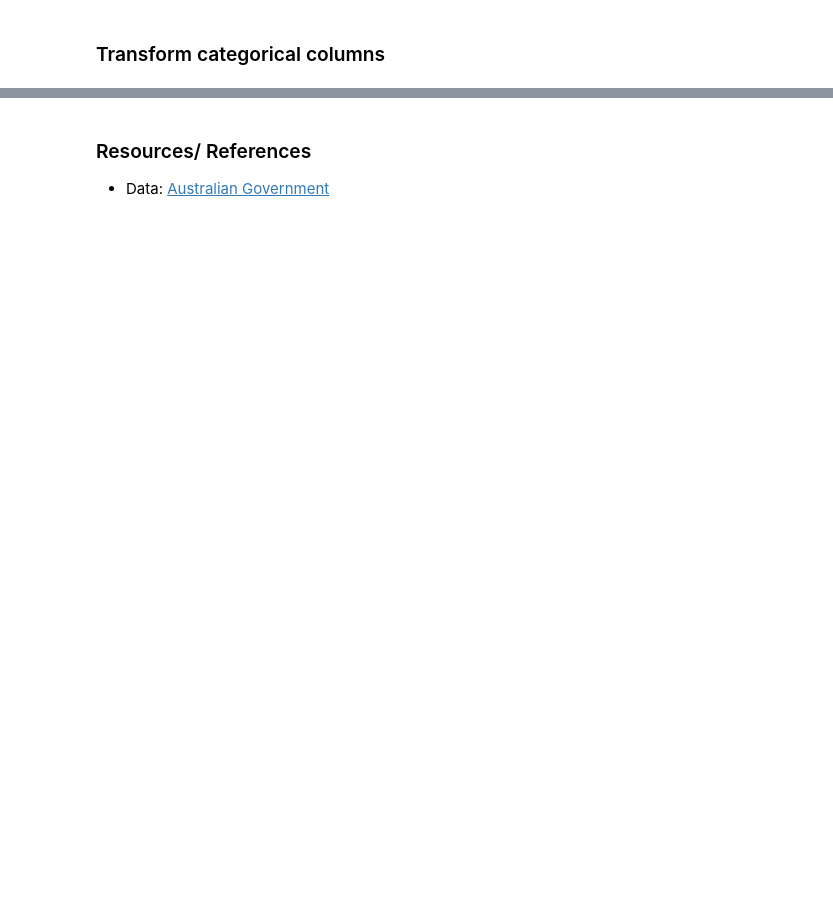
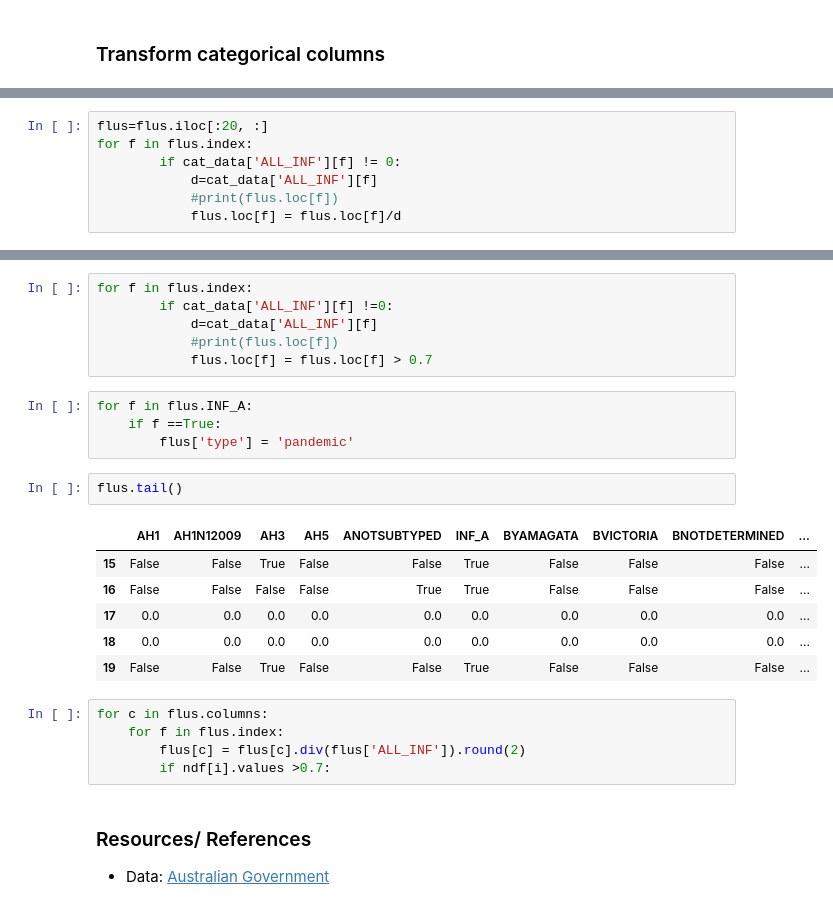
Before and after one commit to DhasiM/Influenza_Spook, a Jupyter notebook: influenza-spook.ipynb, the cells around one changed output, grey strips where cells are left out. Cells and saved outputs as stored; diff of their text form; blank space fills up the shorter version.

```diff
--- a/influenza-spook.ipynb
+++ b/influenza-spook.ipynb
@@ -304,0 +461,7 @@ def get_model():
+# %%
+flus=flus.iloc[:20, :]
+for f in flus.index:
+        if cat_data['ALL_INF'][f] != 0:
+            d=cat_data['ALL_INF'][f]
+            #print(flus.loc[f])
+            flus.loc[f] = flus.loc[f]/d
@@ -305,3 +476,27 @@ def get_model():
+# %%
+for f in flus.index:
+        if cat_data['ALL_INF'][f] !=0:
+            d=cat_data['ALL_INF'][f]
+            #print(flus.loc[f])
+            flus.loc[f] = flus.loc[f] > 0.7
+# %%
+for f in flus.INF_A:
+    if f ==True:
+        flus['type'] = 'pandemic'
+# %%
+flus.tail()
+# %% [output]
+|  | AH1 | AH1N12009 | AH3 | AH5 | ANOTSUBTYPED | INF_A | BYAMAGATA | BVICTORIA | BNOTDETERMINED | ... |
+| 15 | False | False | True | False | False | True | False | False | False | ... |
+| 16 | False | False | False | False | True | True | False | False | False | ... |
+| 17 | 0.0 | 0.0 | 0.0 | 0.0 | 0.0 | 0.0 | 0.0 | 0.0 | 0.0 | ... |
+| 18 | 0.0 | 0.0 | 0.0 | 0.0 | 0.0 | 0.0 | 0.0 | 0.0 | 0.0 | ... |
+| 19 | False | False | True | False | False | True | False | False | False | ... |
+# %%
+for c in flus.columns:
+    for f in flus.index:
+        flus[c] = flus[c].div(flus['ALL_INF']).round(2)
+        if ndf[i].values >0.7:
 # %% [markdown]
 ### Resources/ References
 * Data: [Australian Government](https://www1.health.gov.au/internet/main/publishing.nsf/Content/ohp-pub-datasets.htm)
```
Also changed, not shown: parts of 56 cells of this notebook.
